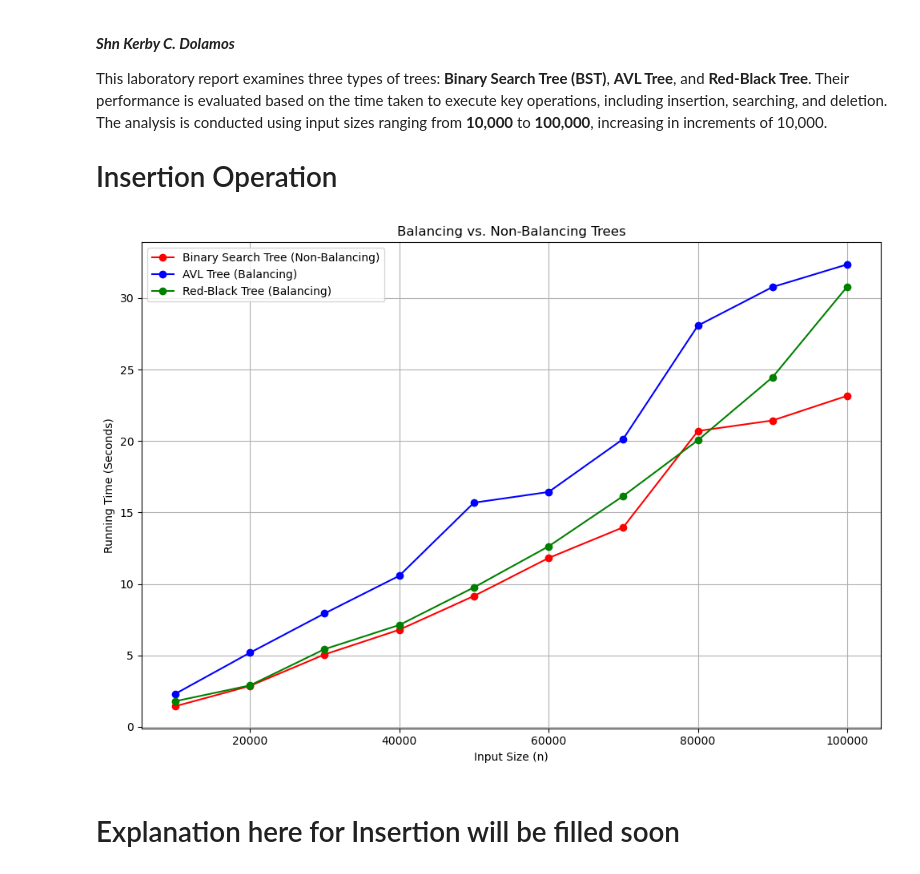
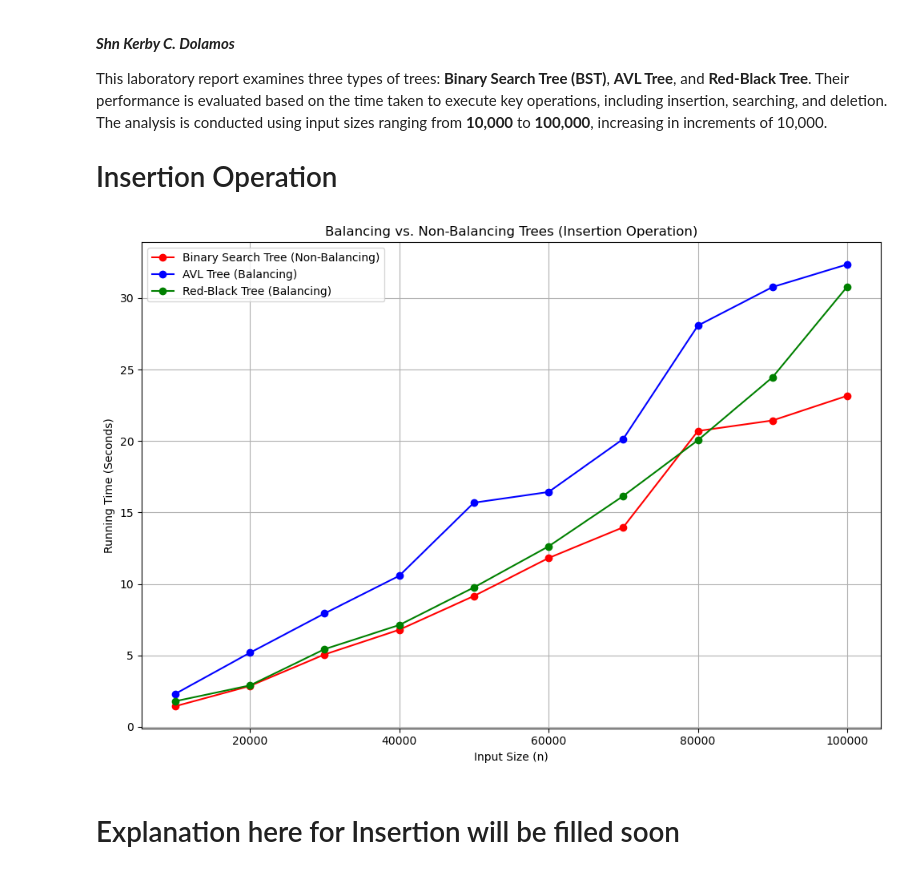
Before and after one commit to Shinkrbs/Algorithms-and-Complexity, a Jupyter notebook: Laboratory Exercise Three/Lab_Three.ipynb, the cells around one changed output. Saved outputs shown, nothing was run; the diff lists cells and outputs as text; code cells hidden in the pictures.

```diff
--- a/Laboratory Exercise Three/Lab_Three.ipynb
+++ b/Laboratory Exercise Three/Lab_Three.ipynb
@@ -8,32 +8,32 @@ This laboratory report examines three types of trees: **Binary Search Tree (BST)
 # %%
 import numpy as np
 import matplotlib.pyplot as plt
 
 x = np.arange(10000, 100001, 10000)
 
 # Read data from files
 bst = np.loadtxt('BSTInsertionTimes.txt')
 avl = np.loadtxt('AVLInsertionTimes.txt')
 rbt = np.loadtxt('RBTInsertionTimes.txt')
 
 
 plt.figure(figsize = (10, 7))
 
 plt.plot(x, bst, marker='o', c='r', label='Binary Search Tree (Non-Balancing)')
 plt.plot(x, avl, marker='o', c='b', label='AVL Tree (Balancing)')
 plt.plot(x, rbt, marker='o', c='g', label='Red-Black Tree (Balancing)')
 
-plt.title("Balancing vs. Non-Balancing Trees")
+plt.title("Balancing vs. Non-Balancing Trees (Insertion Operation)")
 plt.xlabel("Input Size (n)")
 plt.ylabel("Running Time (Seconds)")
 
 plt.legend()
 
 plt.grid(True)
 plt.tight_layout()
 plt.show()
 # %% [output]
-[figure, old version]
+[figure, new version]
 # %% [markdown]
 # Explanation here for Insertion will be filled soon
 # %% [markdown]
```
Also changed, not shown: parts of 1 cell of this notebook, 1 other file.
